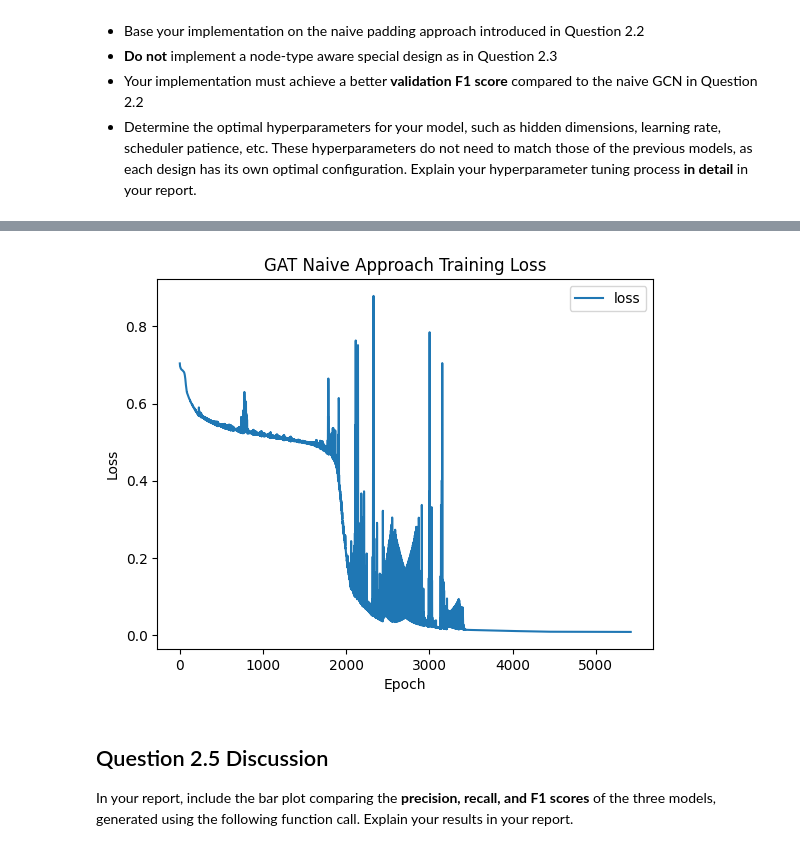
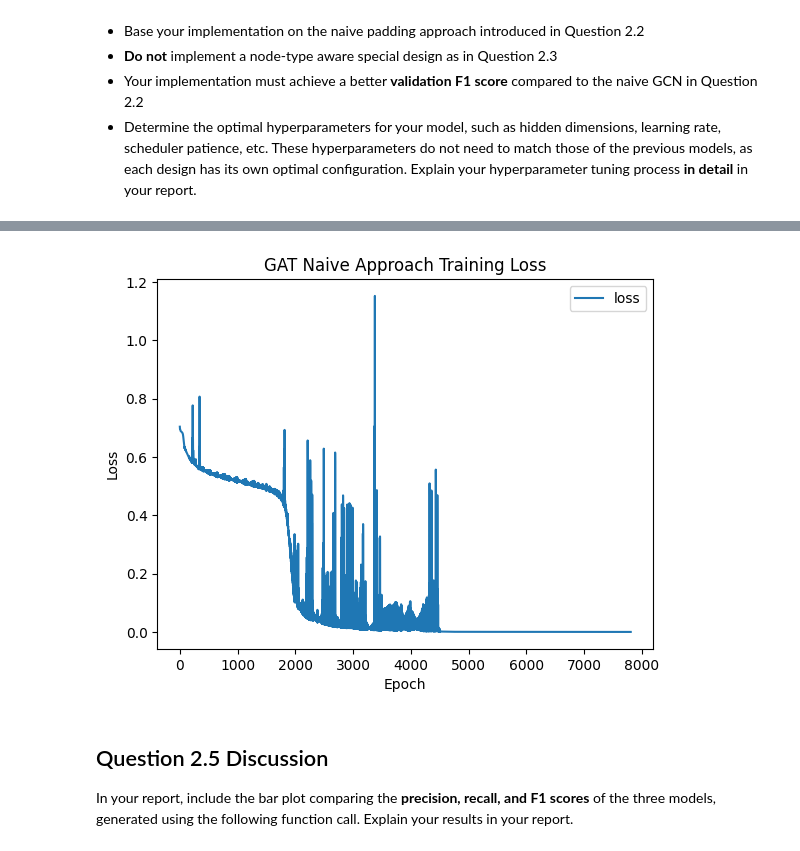
Before and after one commit to jackbrand900/dgl_cw1, a Jupyter notebook: q2_heterogeneous_node_classifcation.ipynb, the cells around one changed output, grey strips where cells are left out. Saved outputs shown, nothing was run; the diff lists cells and outputs as text; code cells hidden in the pictures.

Commit message:
beating naive F1

```diff
--- a/q2_heterogeneous_node_classifcation.ipynb
+++ b/q2_heterogeneous_node_classifcation.ipynb
@@ -829,9 +829,9 @@ loss_history, _ = train_model(hetero_gcn, y_train, val_model_inputs=val_inputs,
 val_prec, val_rec, val_f1, _ = evaluate_model(hetero_gcn, y_val, **val_inputs)
 print(f"[VAL] Prec={val_prec:.4f}, Rec={val_rec:.4f}, F1={val_f1:.4f}")
 
-val_precs["Hetero GCN"] = val_prec
-val_recs["Hetero GCN"] = val_rec
-val_f1s["Hetero GCN"] = val_f1
+val_precs["Naive GAT"] = val_prec
+val_recs["Naive GAT"] = val_rec
+val_f1s["Naive GAT"] = val_f1
 
 # Plot loss
 plot_loss(loss_history, title="Hetero GNN Approach Training Loss")
@@ -932,13 +932,13 @@ hidden_dim = 7
 attn_gnn = GraphAttentionNetwork(input_dim, hidden_dim, output_dim)
 
 train_inputs = {"X": X_train, "A": A_train_self_loops}
-val_inputs = {"X": X_val, "A": A_val}
+val_inputs = {"X": X_val, "A": A_val_self_loops}
 
-num_epochs = 10000
-lr = 0.005
+num_epochs = 30000
+lr = 0.006
 
 # Train
-loss_history, _ = train_model(attn_gnn, y_train, val_model_inputs=val_inputs, y_val=y_val, num_epochs=num_epochs, lr=lr, patience=100, **train_inputs)
+loss_history, _ = train_model(attn_gnn, y_train, val_model_inputs=val_inputs, y_val=y_val, num_epochs=num_epochs, lr=lr, patience=150, **train_inputs)
 
 # ####################################################
 # END OF MODIFICATION
@@ -975,4 +975,4 @@ Epoch 5420/10000 - Train Loss: 0.0085 - Val Precision: 0.8700 - Val Recall: 0.87
-[figure, old version]
+[figure, new version]
 # %% [markdown]
 ## Question 2.5 Discussion
 
```
Also changed, not shown: parts of 2 cells of this notebook.
